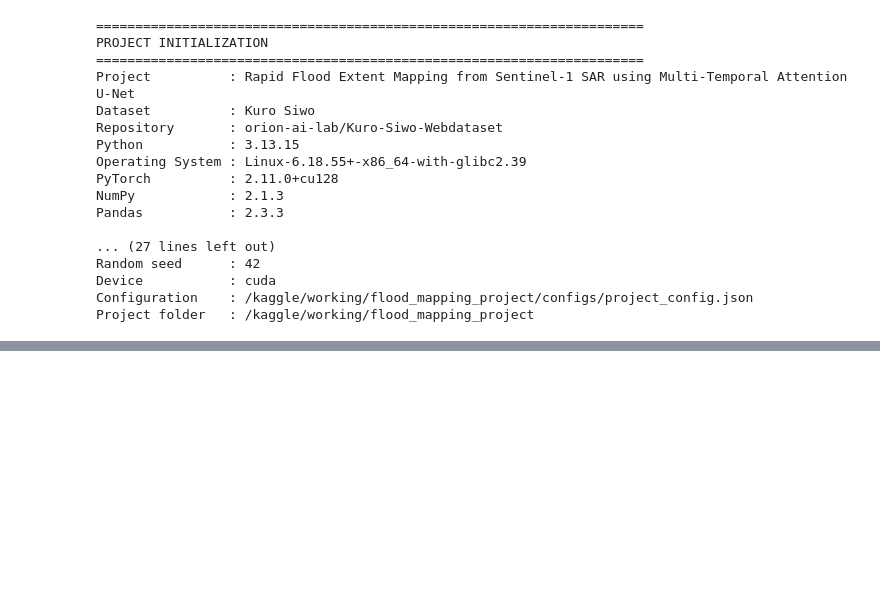
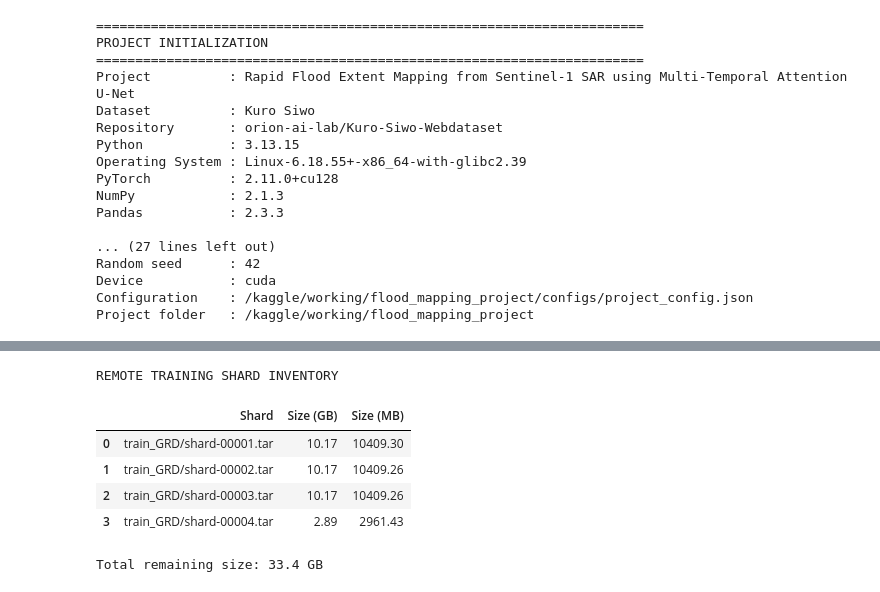
Before and after one commit to Vasanth-Loganathan/flood-mapping, a Jupyter notebook: main.ipynb, the cells around one changed output, grey strips where cells are left out. Saved outputs shown, nothing was run; the diff lists cells and outputs as text; code cells hidden in the pictures; blank space fills up the shorter version.

```diff
--- a/main.ipynb
+++ b/main.ipynb
@@ -327,0 +1386,42 @@ print("Storage check         : Completed")
+# %%
+from huggingface_hub import HfApi
+
+api = HfApi()
+
+repo_id = "orion-ai-lab/Kuro-Siwo-Webdataset"
+
+shard_info = api.get_paths_info(
+    repo_id=repo_id,
+    paths=remaining_shards,
+    repo_type="dataset"
+)
+
+shard_inventory = []
+
+for item in shard_info:
+    size_gb = item.size / (1024 ** 3)
+
+    shard_inventory.append({
+        "Shard": item.path,
+        "Size (GB)": round(size_gb, 2),
+        "Size (MB)": round(item.size / (1024 ** 2), 2),
+    })
+
+inventory_df = pd.DataFrame(shard_inventory)
+
+print("REMOTE TRAINING SHARD INVENTORY")
+display(inventory_df)
+
+print(
+    "\nTotal remaining size:",
+    round(inventory_df["Size (GB)"].sum(), 2),
+    "GB"
+)
+# %% [output]
+REMOTE TRAINING SHARD INVENTORY
+|  | Shard | Size (GB) | Size (MB) |
+| 0 | train_GRD/shard-00001.tar | 10.17 | 10409.30 |
+| 1 | train_GRD/shard-00002.tar | 10.17 | 10409.26 |
+| 2 | train_GRD/shard-00003.tar | 10.17 | 10409.26 |
+| 3 | train_GRD/shard-00004.tar | 2.89 | 2961.43 |
+Total remaining size: 33.4 GB
```
Also changed, not shown: parts of 25 cells of this notebook.
